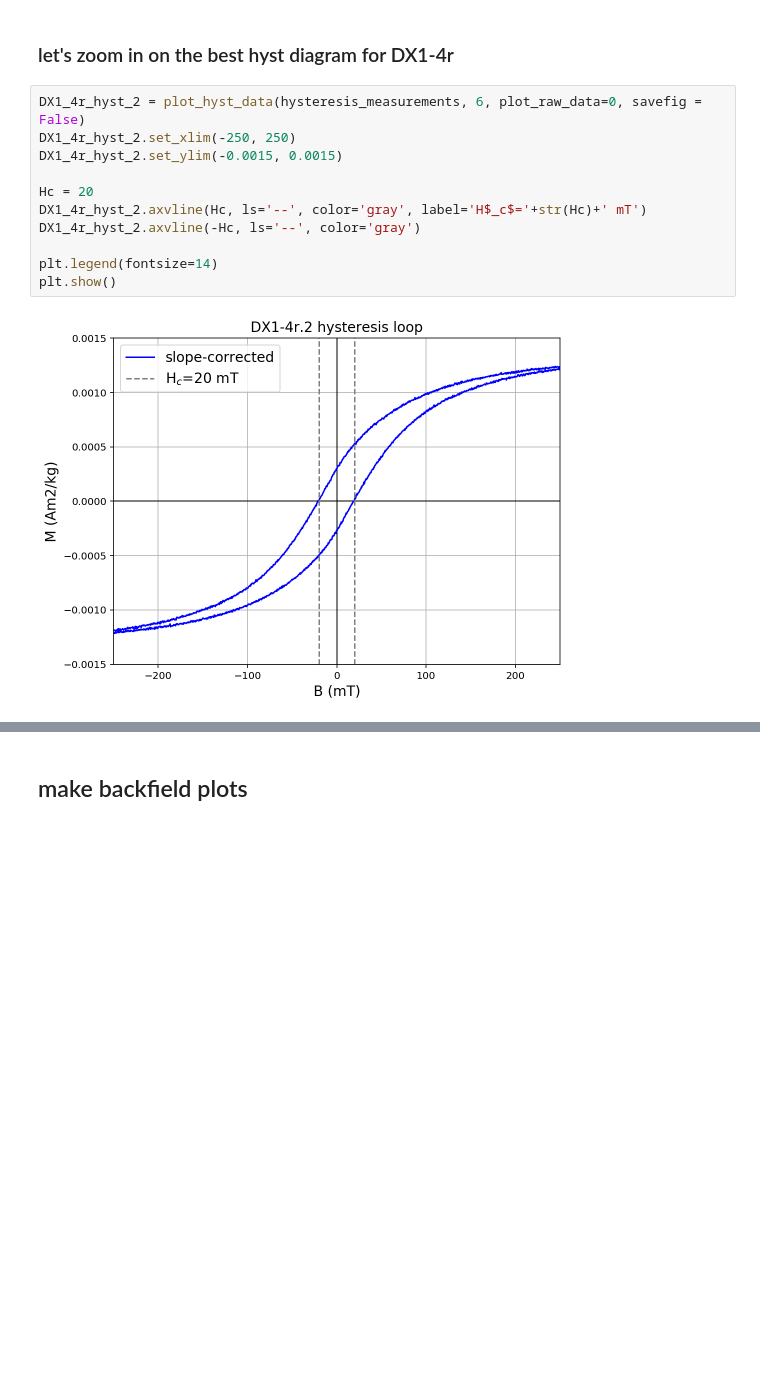
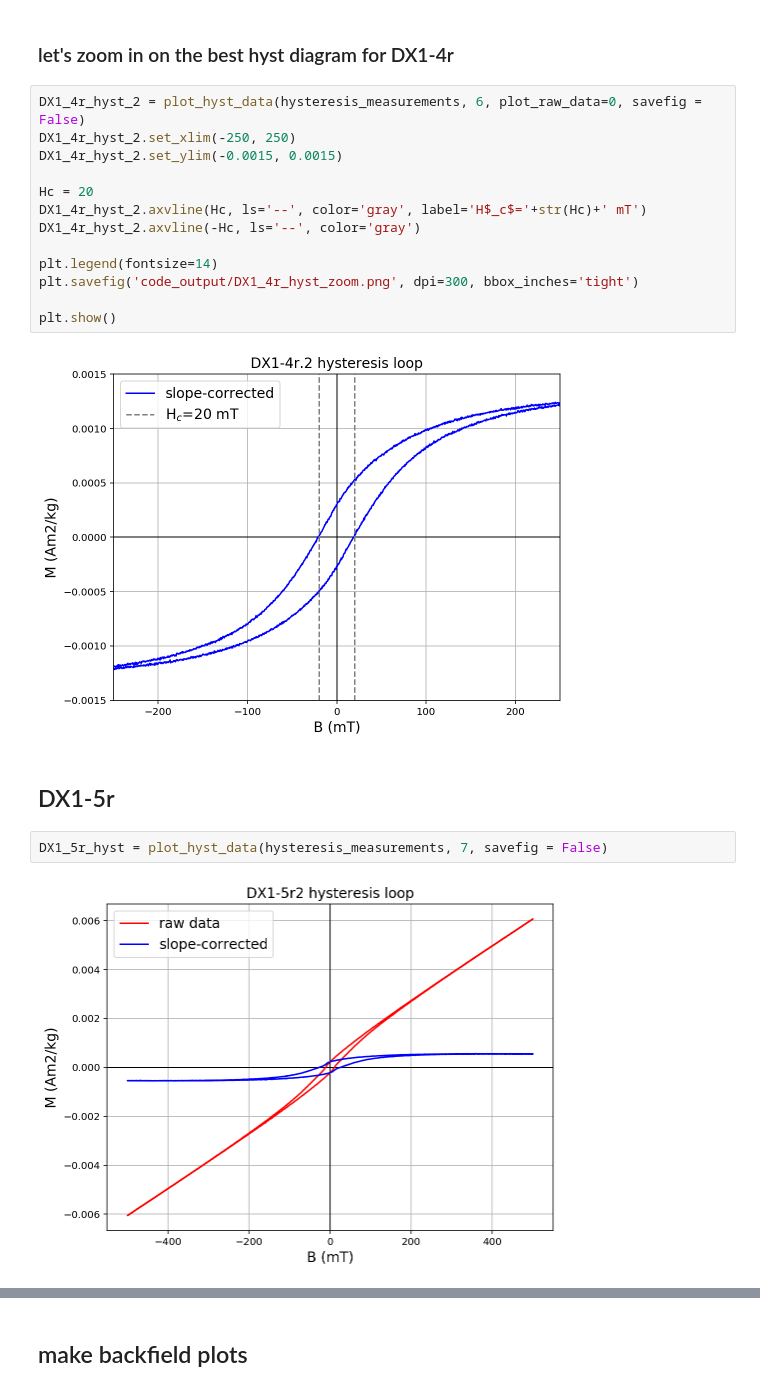
Before and after one commit to duserzym/2022_IRM_summer_school, a Jupyter notebook: code/VSM.ipynb, the cells around one changed output, grey strips where cells are left out. Saved outputs shown, nothing was run; the diff lists cells and outputs as text; blank space fills up the shorter version.

```diff
--- a/code/VSM.ipynb
+++ b/code/VSM.ipynb
@@ -215,6 +241,14 @@ DX1_4r_hyst_2.axvline(Hc, ls='--', color='gray', label='H$_c$='+str(Hc)+' mT')
 DX1_4r_hyst_2.axvline(-Hc, ls='--', color='gray')
 
 plt.legend(fontsize=14)
+plt.savefig('code_output/DX1_4r_hyst_zoom.png', dpi=300, bbox_inches='tight')
+
 plt.show()
 # %% [output]
 [figure]
+# %% [markdown]
+## DX1-5r
+# %%
+DX1_5r_hyst = plot_hyst_data(hysteresis_measurements, 7, savefig = False)
+# %% [output]
+[figure, added]
```
Also changed, not shown: parts of 20 cells of this notebook, 49 other files.
